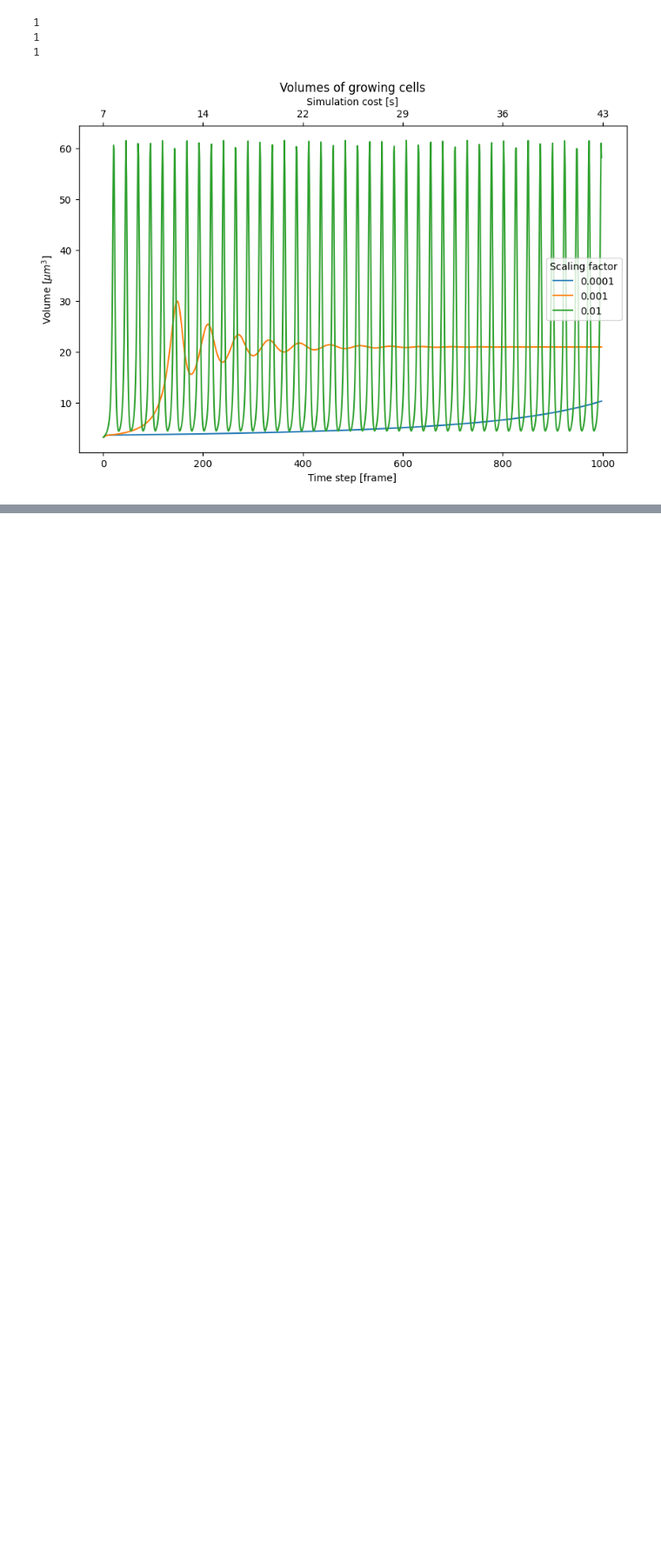
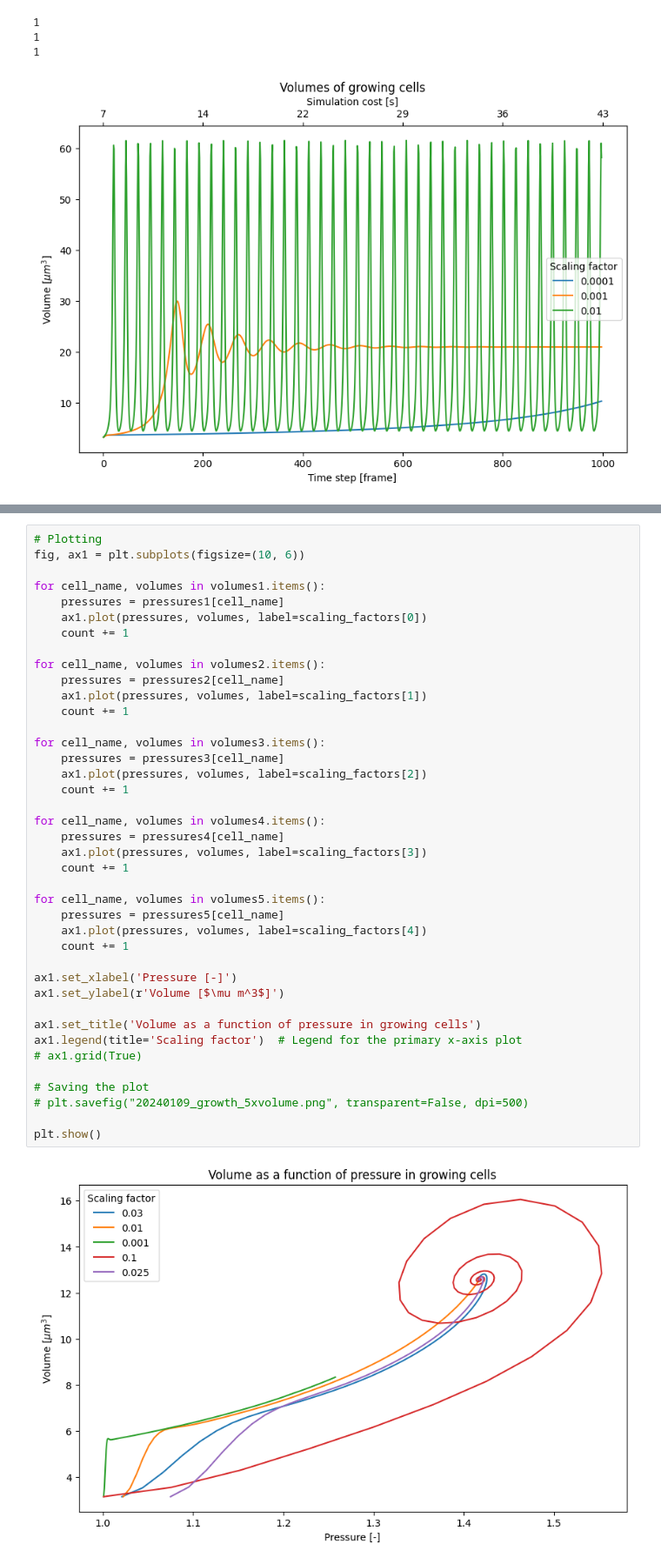
Before and after one commit to smegason/Goo, a Jupyter notebook: _notebooks/volume_control.ipynb, the cells around one changed output, grey strips where cells are left out. Shown at 87% size. Drawn from its saved outputs; the diff is of its cells as text; blank space fills up the shorter version.

Commit message:
PID-controlled pressure-driven volume growth

```diff
--- a/_notebooks/volume_control.ipynb
+++ b/_notebooks/volume_control.ipynb
@@ -214,0 +364,42 @@ plt.show()
+# %%
+# Plotting
+fig, ax1 = plt.subplots(figsize=(10, 6))
+
+for cell_name, volumes in volumes1.items():
+    pressures = pressures1[cell_name]
+    ax1.plot(pressures, volumes, label=scaling_factors[0])
+    count += 1
+
+for cell_name, volumes in volumes2.items():
+    pressures = pressures2[cell_name]
+    ax1.plot(pressures, volumes, label=scaling_factors[1])
+    count += 1
+
+for cell_name, volumes in volumes3.items():
+    pressures = pressures3[cell_name]
+    ax1.plot(pressures, volumes, label=scaling_factors[2])
+    count += 1
+
+for cell_name, volumes in volumes4.items():
+    pressures = pressures4[cell_name]
+    ax1.plot(pressures, volumes, label=scaling_factors[3])
+    count += 1
+
+for cell_name, volumes in volumes5.items():
+    pressures = pressures5[cell_name]
+    ax1.plot(pressures, volumes, label=scaling_factors[4])
+    count += 1
+
+ax1.set_xlabel('Pressure [-]')
+ax1.set_ylabel(r'Volume [$\mu m^3$]')
+
+ax1.set_title('Volume as a function of pressure in growing cells')
+ax1.legend(title='Scaling factor')  # Legend for the primary x-axis plot
+# ax1.grid(True)
+
+# Saving the plot
+# plt.savefig("20240109_growth_5xvolume.png", transparent=False, dpi=500)
+
+plt.show()
+# %% [output]
+[figure, added]
```
Also changed, not shown: parts of 2 cells of this notebook, 2 other files.
